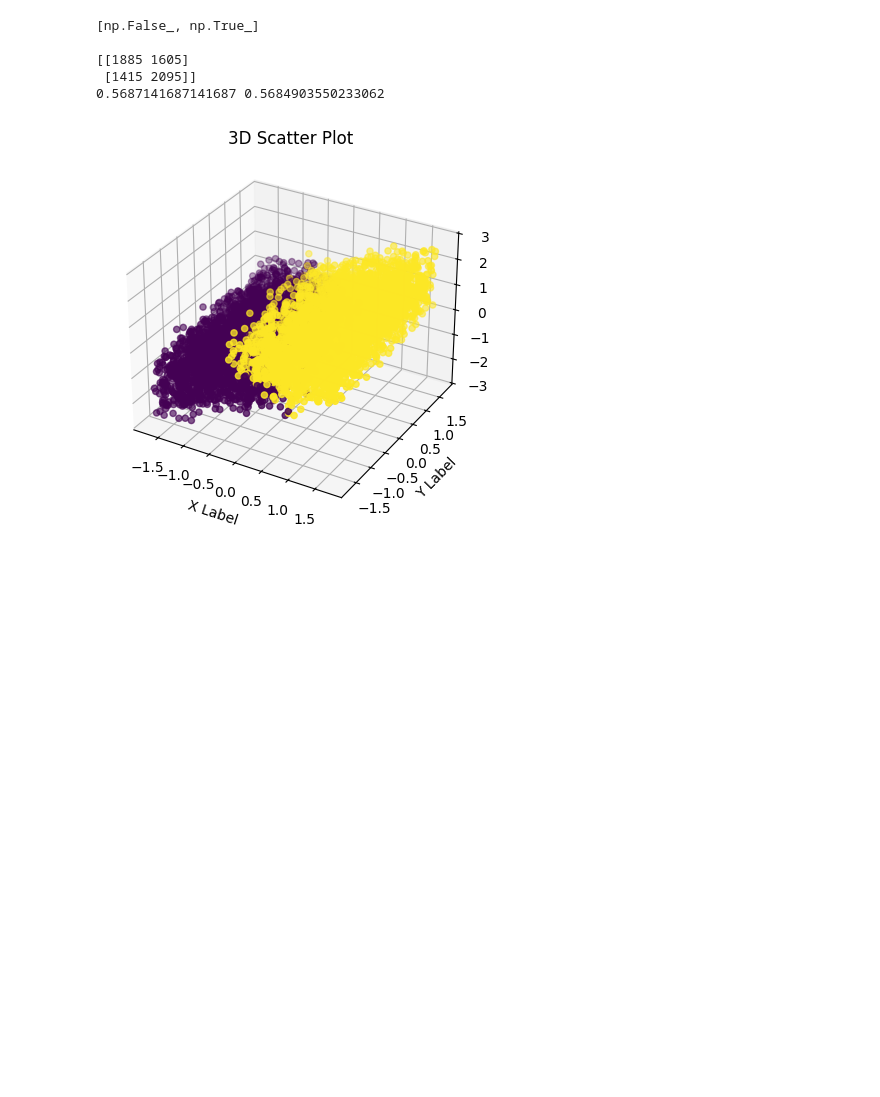
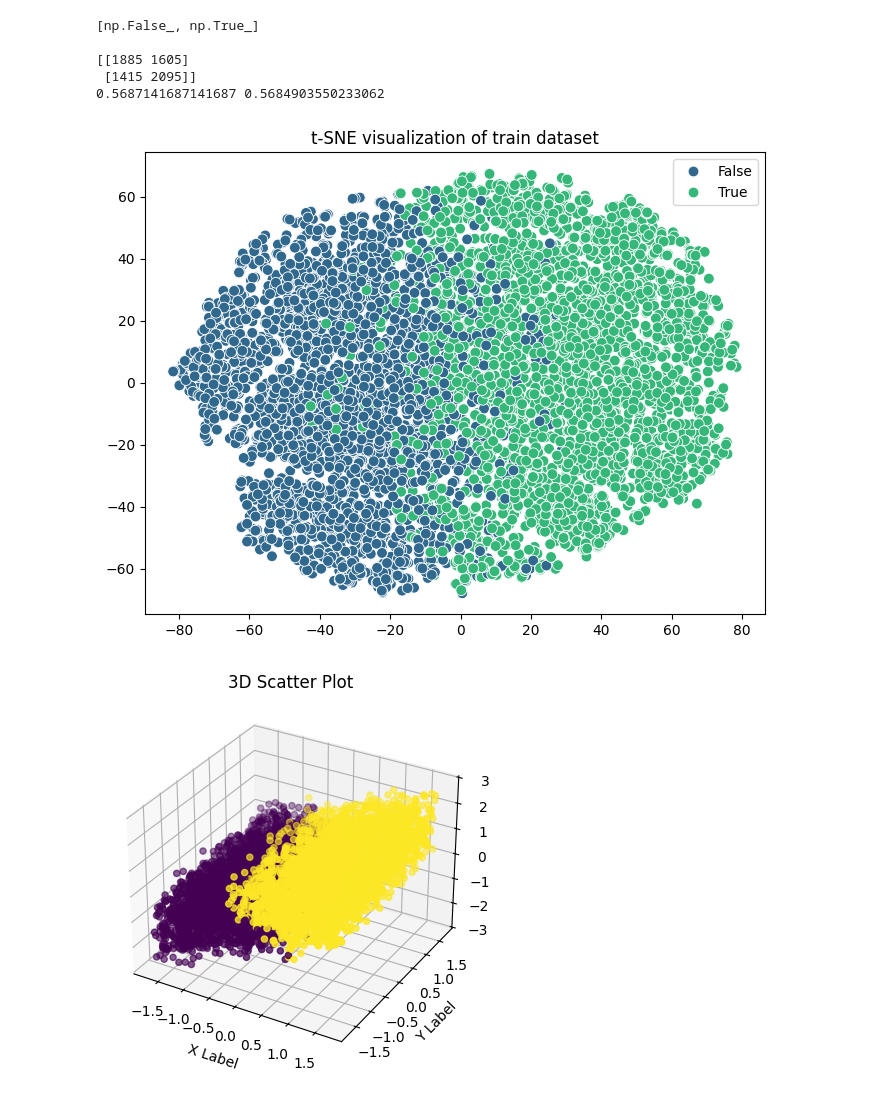
Before and after one commit to BlueJayVRStudio/CSCA5632_final, a Jupyter notebook: UnsupervisedLearningProject.ipynb, the cells around one changed output. Saved outputs shown, nothing was run; the diff lists cells and outputs as text; code cells hidden in the pictures; blank space fills up the shorter version.

```diff
--- a/UnsupervisedLearningProject.ipynb
+++ b/UnsupervisedLearningProject.ipynb
@@ -571,6 +611,13 @@ print(_precision, _recall)
 [[1885 1605]
  [1415 2095]]
 0.5687141687141687 0.5684903550233062
+# %%
+plt.figure(figsize=(8, 6))
+sns.scatterplot(x=X_tsne[:, 0], y=X_tsne[:, 1], hue=prediction, palette='viridis', s=60)
+plt.title('t-SNE visualization of train dataset')
+plt.show()
+# %% [output]
+[figure, added]
 # %%
 from mpl_toolkits.mplot3d import Axes3D
 
```
Also changed, not shown: parts of 22 cells of this notebook.
